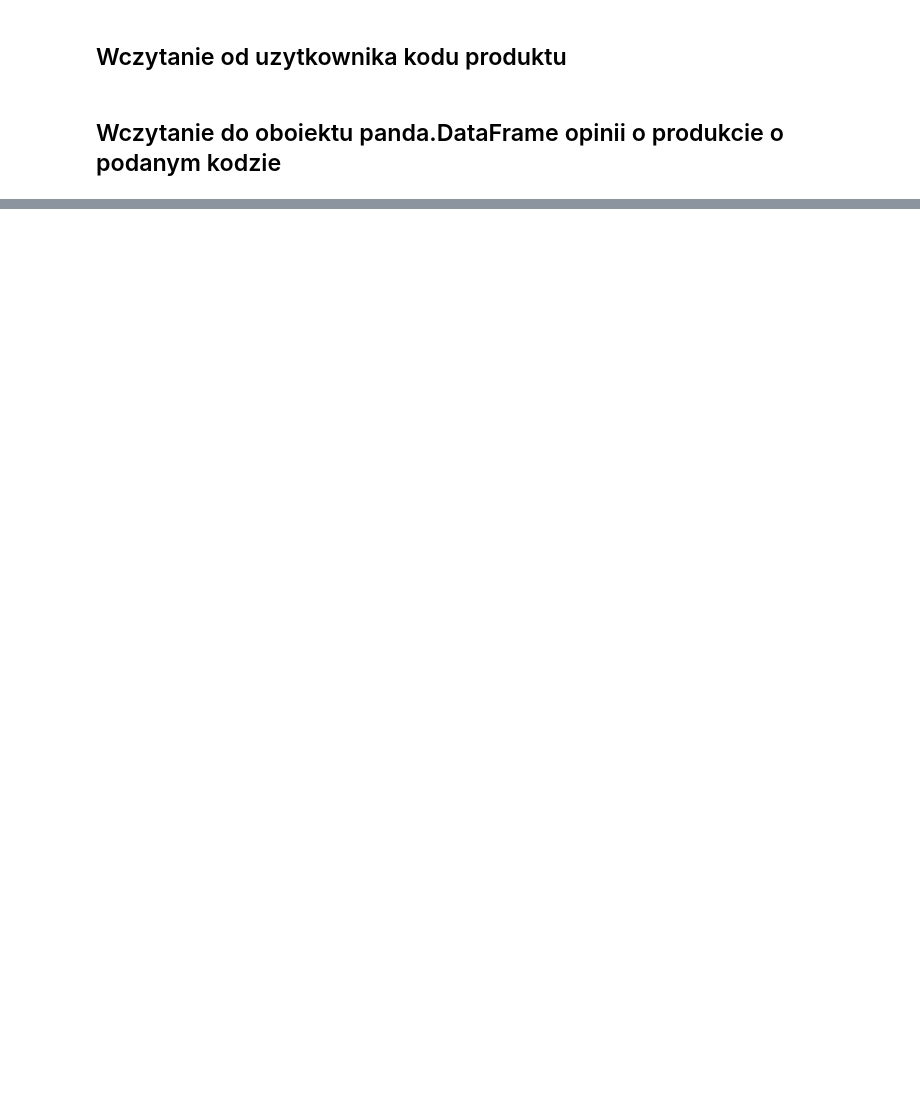
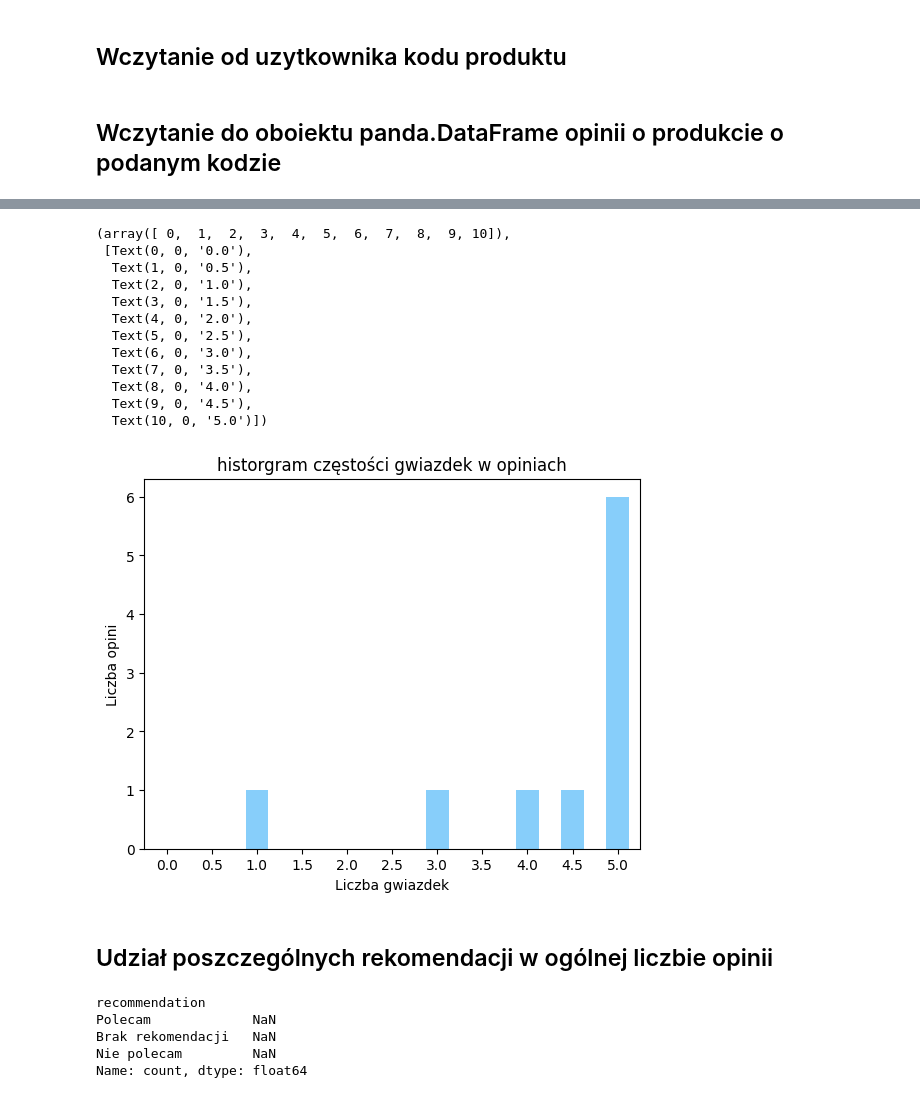
Before and after one commit to PiotruloSzarini/CeneoScraperS11, a Jupyter notebook: analzer.ipynb, the cells around one changed output, grey strips where cells are left out. Saved outputs shown, nothing was run; the diff lists cells and outputs as text; code cells hidden in the pictures; blank space fills up the shorter version.

```diff
--- a/analzer.ipynb
+++ b/analzer.ipynb
@@ -34,0 +63,31 @@ TypeError: 'Series' object is not callable
+# %%
+stars_distribution.plot.bar(color="lightskyblue")
+plt.title("historgram częstości gwiazdek w opiniach")
+plt.xlabel("Liczba gwiazdek")
+plt.ylabel("Liczba opini")
+plt.xticks(rotation=0)
+# %% [output]
+(array([ 0,  1,  2,  3,  4,  5,  6,  7,  8,  9, 10]),
+ [Text(0, 0, '0.0'),
+  Text(1, 0, '0.5'),
+  Text(2, 0, '1.0'),
+  Text(3, 0, '1.5'),
+  Text(4, 0, '2.0'),
+  Text(5, 0, '2.5'),
+  Text(6, 0, '3.0'),
+  Text(7, 0, '3.5'),
+  Text(8, 0, '4.0'),
+  Text(9, 0, '4.5'),
+  Text(10, 0, '5.0')])
+[figure, added]
+# %% [markdown]
+## Udział poszczególnych  rekomendacji w ogólnej liczbie opinii
+# %%
+recommendation_distribution = opinions.recommendation.value_counts(dropna=False).reindex(["Polecam","Brak rekomendacji", "Nie polecam"],fill_value = 0)
+recommendation_distribution
+# %% [output]
+recommendation
+Polecam             NaN
+Brak rekomendacji   NaN
+Nie polecam         NaN
+Name: count, dtype: float64
```
Also changed, not shown: parts of 11 cells of this notebook, 2 other files.
